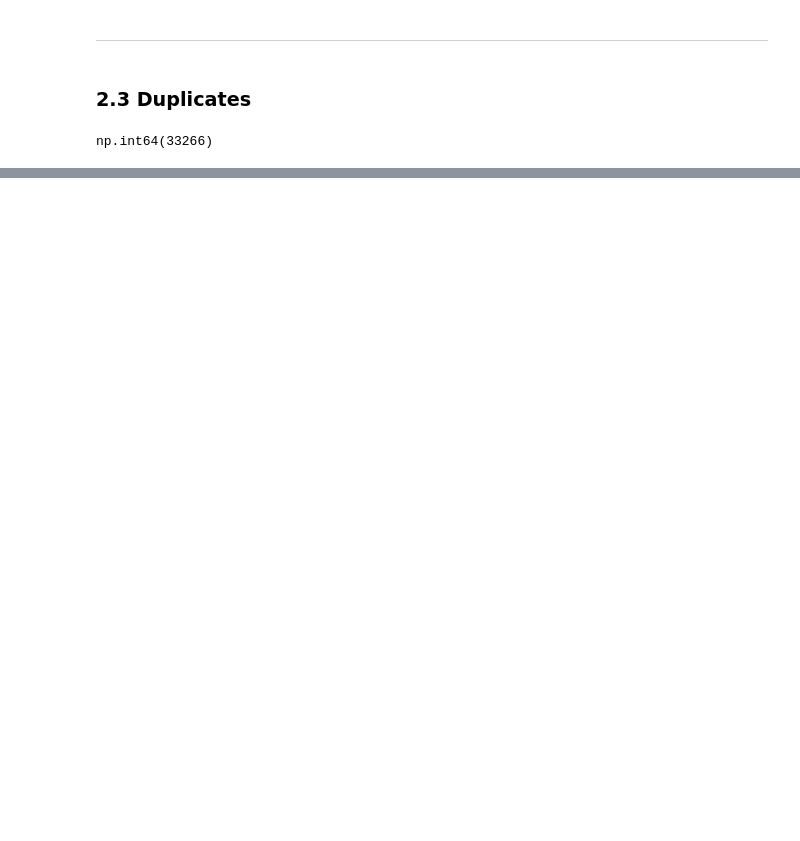
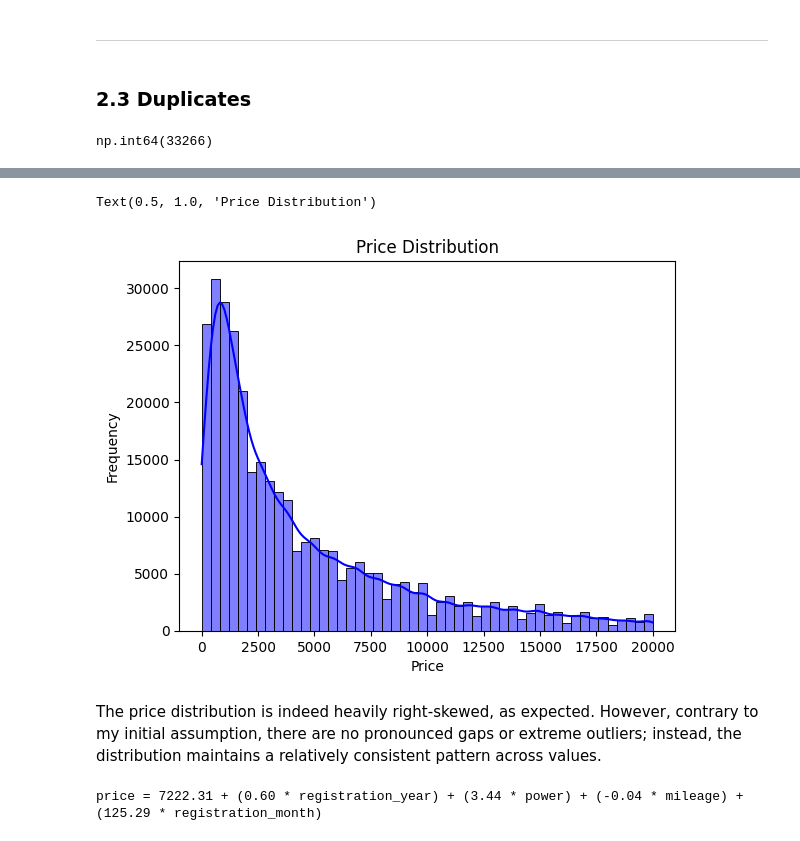
Before and after one commit to Vyncent-vdW/sprint_twelve_numerical_methods, a Jupyter notebook: sprint_twelve_numerical_methods_nb.ipynb, the cells around one changed output, grey strips where cells are left out. Drawn from its saved outputs; the diff is of its cells as text; code cells hidden in the pictures; blank space fills up the shorter version.

```diff
--- a/sprint_twelve_numerical_methods_nb.ipynb
+++ b/sprint_twelve_numerical_methods_nb.ipynb
@@ -214,0 +257,36 @@ Shape: (321103, 11)
+# %%
+sns.histplot(df.price,
+             bins=50,
+             kde=True,
+             color='blue',
+             edgecolor='black')
+
+plt.xlabel('Price')
+plt.ylabel('Frequency')
+plt.title('Price Distribution')
+# %% [output]
+Text(0.5, 1.0, 'Price Distribution')
+[figure, added]
+# %% [markdown]
+The price distribution is indeed heavily right-skewed, as expected. However, contrary to my initial assumption, there are no pronounced gaps or extreme outliers; instead, the distribution maintains a relatively consistent pattern across values.
+# %%
+# Select numeric features (you can add more preprocessing for categorical features)
+numeric_features = df.select_dtypes(include=['int64', 'float64']).drop(columns=['price'])
+X = numeric_features
+y = df['price']
+
+# Split data
+X_train, X_test, y_train, y_test = train_test_split(X, y, test_size=0.2, random_state=42)
+
+# Fit linear regression
+lr = LinearRegression()
+lr.fit(X_train, y_train)
+
+# Print the formula
+formula = "price = {:.2f}".format(lr.intercept_)
+for feat, coef in zip(X.columns, lr.coef_):
+    formula += " + ({:.2f} * {})".format(coef, feat)
+print(formula)
+# ...existing code...
+# %% [output]
+price = 7222.31 + (0.60 * registration_year) + (3.44 * power) + (-0.04 * mileage) + (125.29 * registration_month)
```
Also changed, not shown: parts of 72 cells of this notebook.
